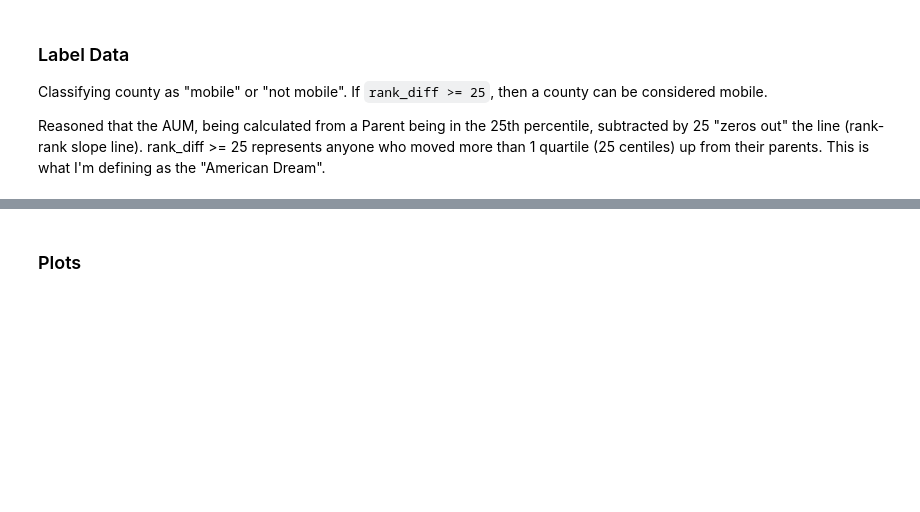
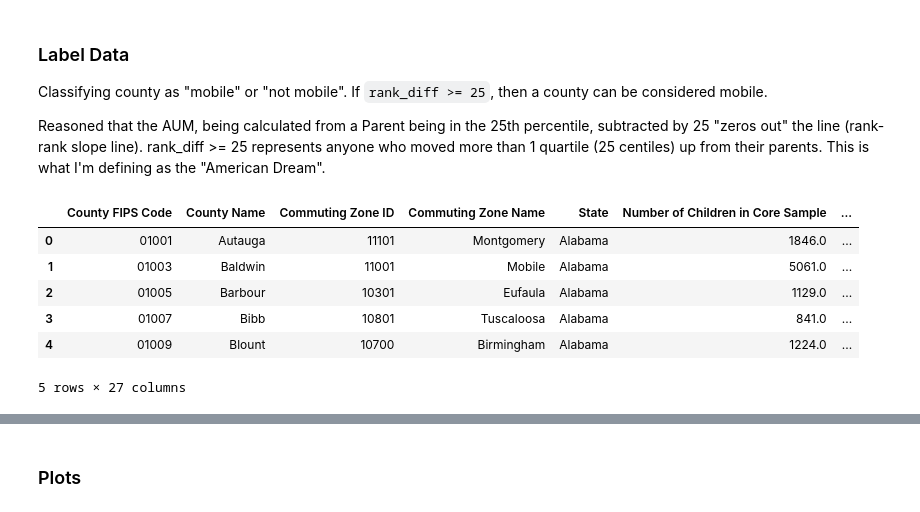
Before and after one commit to nateej1/AmericanDream_Geo, a Jupyter notebook: notebooks/01_exploration/20190823-ndj-EDA-EqualityOfOpportunity.ipynb, the cells around one changed output, grey strips where cells are left out. Saved outputs shown, nothing was run; the diff lists cells and outputs as text; code cells hidden in the pictures; blank space fills up the shorter version.

```diff
--- a/notebooks/01_exploration/20190823-ndj-EDA-EqualityOfOpportunity.ipynb
+++ b/notebooks/01_exploration/20190823-ndj-EDA-EqualityOfOpportunity.ipynb
@@ -274,3 +274,13 @@ low_income[['Rank-Rank Slope']].describe().T
 Classifying county as "mobile" or "not mobile". If `rank_diff >= 25`, then a county can be considered mobile.
 
 Reasoned that the AUM, being calculated from a Parent being in the 25th percentile, subtracted  by 25 "zeros out" the line (rank-rank slope line). rank_diff >= 25 represents anyone who moved more than 1 quartile (25 centiles) up from their parents. This is what I'm defining as the "American Dream".
+# %%
+county_mobility.head()
+# %% [output]
+|  | County FIPS Code | County Name | Commuting Zone ID | Commuting Zone Name | State | Number of Children in Core Sample | ... |
+| 0 | 01001 | Autauga | 11101 | Montgomery | Alabama | 1846.0 | ... |
+| 1 | 01003 | Baldwin | 11001 | Mobile | Alabama | 5061.0 | ... |
+| 2 | 01005 | Barbour | 10301 | Eufaula | Alabama | 1129.0 | ... |
+| 3 | 01007 | Bibb | 10801 | Tuscaloosa | Alabama | 841.0 | ... |
+| 4 | 01009 | Blount | 10700 | Birmingham | Alabama | 1224.0 | ... |
+5 rows × 27 columns
```
Also changed, not shown: parts of 7 cells of this notebook, 2 other files.
